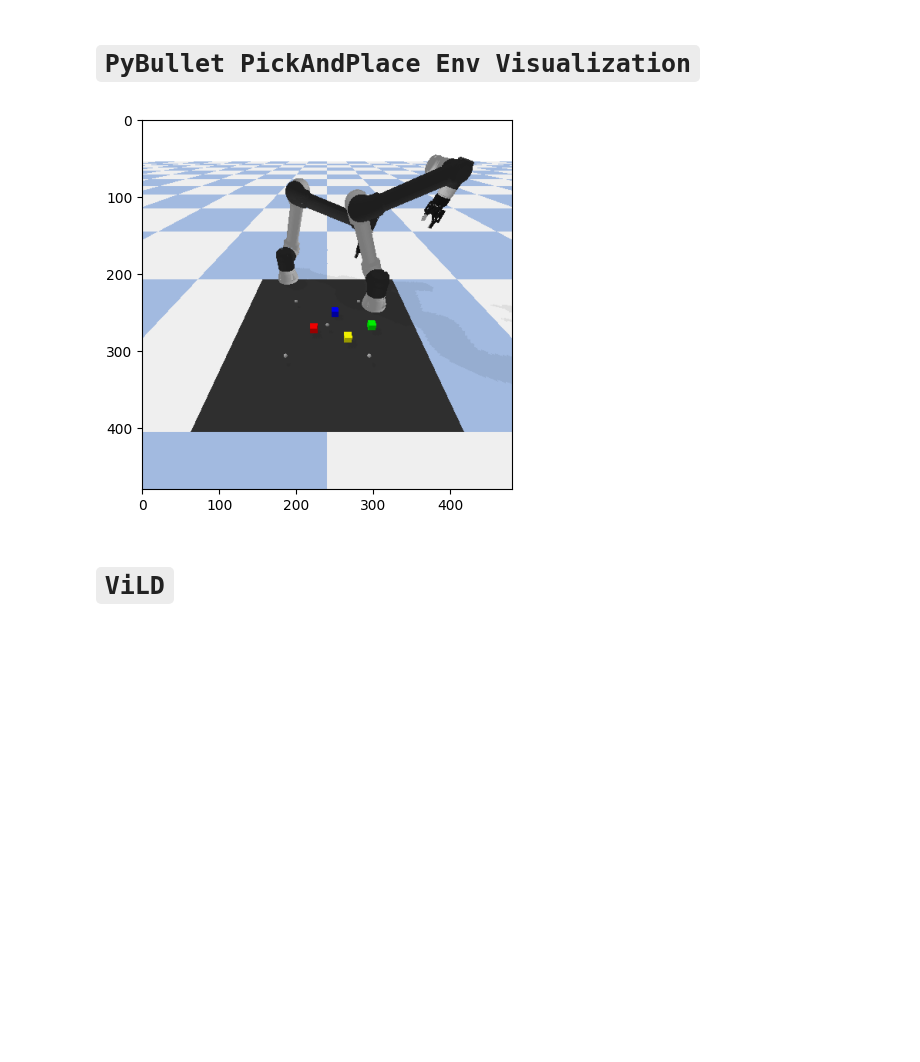
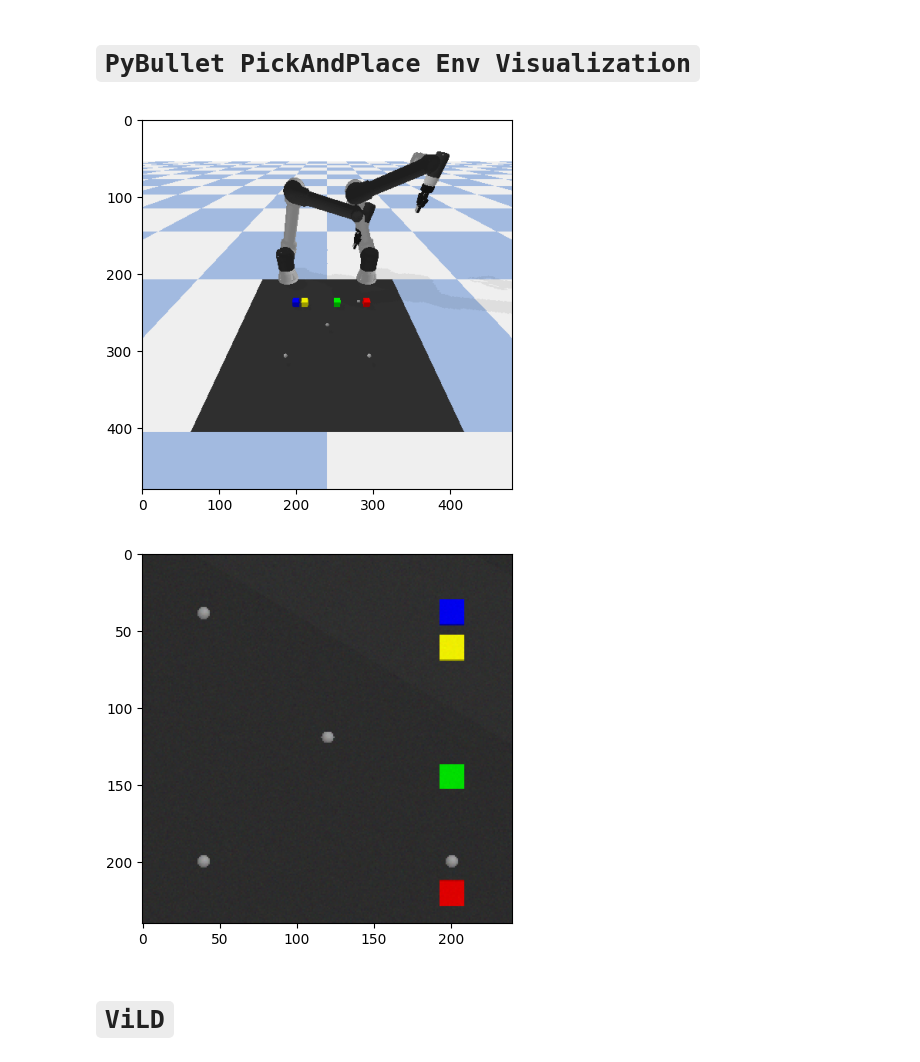
Before and after one commit to TanishqSharma2022/Lip-LLM, a Jupyter notebook: trial.ipynb, the cells around one changed output. Drawn from its saved outputs; the diff is of its cells as text; code cells hidden in the pictures; blank space fills up the shorter version.

```diff
--- a/trial.ipynb
+++ b/trial.ipynb
@@ -640,9 +709,13 @@ obs = env.reset(config)
 # %%
 img = env.get_camera_image()[:,:,:3]
 plt.imshow(img)
 plt.show()
+img = env.get_camera_image_top()[:,:,:3]
+plt.imshow(img)
+plt.show()
 # %% [output]
-[figure, old version]
+[figure, new version]
+[figure, added]
 # %% [markdown]
 # `ViLD`
 # %%
```
Also changed, not shown: parts of 8 cells of this notebook.
